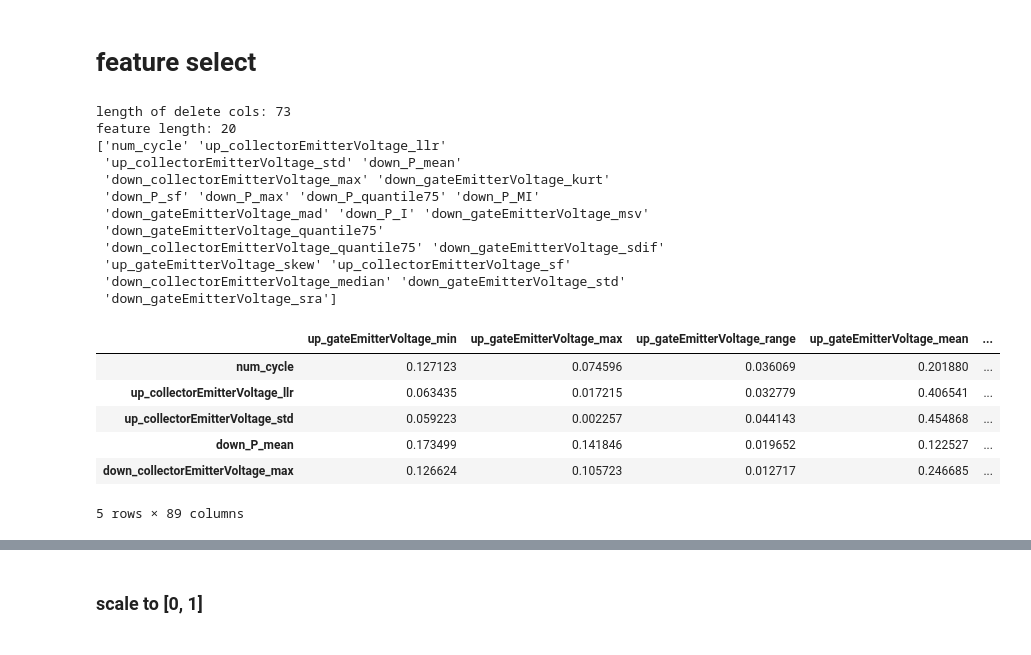
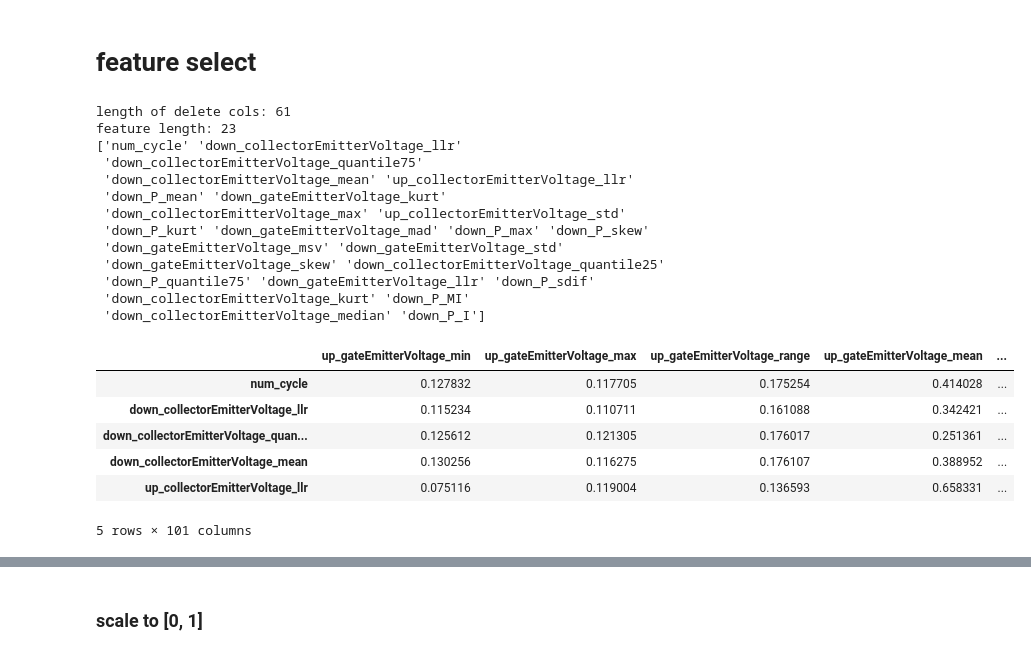
Before and after one commit to gejianwnen/IGBT_NASA, a Jupyter notebook: baseline.ipynb, the cells around one changed output, grey strips where cells are left out. Cells and saved outputs as stored; diff of their text form; code cells hidden in the pictures.

```diff
--- a/baseline.ipynb
+++ b/baseline.ipynb
@@ -265,46 +268,47 @@ plt.savefig('temp/correlationship'+'.png')
 # %%
 # calculate corr
 # train_df = pd.read_csv('./temp/train_feature_df.csv')
 train_df = pd.read_csv('./temp/train_feature_df_outliers.csv')
 # train_df = pd.read_csv('./temp/train_feature_df_outliers_filter.csv')
 corr_df = train_df.corr().abs()
 
 # collect the duplicate cols
 cols = train_df.columns.values
 del_cols = []
 for i in range(cols.size):
     for j in range(i+1,cols.size,1):
-        if(corr_df.iloc[i,j]>0.98):
+        if(corr_df.iloc[i,j]>0.99):
             if(cols[j] not in del_cols):
                 del_cols.append(cols[j])
 print("length of delete cols:",len(del_cols))
 
 train_df.drop(del_cols,axis = 1,inplace= True)
 corr_df = train_df.corr().abs()
 corr_df.sort_values(by = 'num_cycle',axis = 0, ascending=False, inplace = True)
 l = corr_df.index.to_series()
 x = corr_df.loc[:,'num_cycle']>0.6
 cols = l[x].values
 print("feature length:",len(cols)-1)
 print(cols)
 corr_df.head()
 # %% [output]
-length of delete cols: 73
-feature length: 20
-['num_cycle' 'up_collectorEmitterVoltage_llr'
- 'up_collectorEmitterVoltage_std' 'down_P_mean'
- 'down_collectorEmitterVoltage_max' 'down_gateEmitterVoltage_kurt'
- 'down_P_sf' 'down_P_max' 'down_P_quantile75' 'down_P_MI'
- 'down_gateEmitterVoltage_mad' 'down_P_I' 'down_gateEmitterVoltage_msv'
- 'down_gateEmitterVoltage_quantile75'
- 'down_collectorEmitterVoltage_quantile75' 'down_gateEmitterVoltage_sdif'
- 'up_gateEmitterVoltage_skew' 'up_collectorEmitterVoltage_sf'
- 'down_collectorEmitterVoltage_median' 'down_gateEmitterVoltage_std'
- 'down_gateEmitterVoltage_sra']
+length of delete cols: 61
+feature length: 23
+['num_cycle' 'down_collectorEmitterVoltage_llr'
+ 'down_collectorEmitterVoltage_quantile75'
+ 'down_collectorEmitterVoltage_mean' 'up_collectorEmitterVoltage_llr'
+ 'down_P_mean' 'down_gateEmitterVoltage_kurt'
+ 'down_collectorEmitterVoltage_max' 'up_collectorEmitterVoltage_std'
+ 'down_P_kurt' 'down_gateEmitterVoltage_mad' 'down_P_max' 'down_P_skew'
+ 'down_gateEmitterVoltage_msv' 'down_gateEmitterVoltage_std'
+ 'down_gateEmitterVoltage_skew' 'down_collectorEmitterVoltage_quantile25'
+ 'down_P_quantile75' 'down_gateEmitterVoltage_llr' 'down_P_sdif'
+ 'down_collectorEmitterVoltage_kurt' 'down_P_MI'
+ 'down_collectorEmitterVoltage_median' 'down_P_I']
 |  | up_gateEmitterVoltage_min | up_gateEmitterVoltage_max | up_gateEmitterVoltage_range | up_gateEmitterVoltage_mean | ... |
-| num_cycle | 0.127123 | 0.074596 | 0.036069 | 0.201880 | ... |
-| up_collectorEmitterVoltage_llr | 0.063435 | 0.017215 | 0.032779 | 0.406541 | ... |
-| up_collectorEmitterVoltage_std | 0.059223 | 0.002257 | 0.044143 | 0.454868 | ... |
-| down_P_mean | 0.173499 | 0.141846 | 0.019652 | 0.122527 | ... |
-| down_collectorEmitterVoltage_max | 0.126624 | 0.105723 | 0.012717 | 0.246685 | ... |
+| num_cycle | 0.127832 | 0.117705 | 0.175254 | 0.414028 | ... |
+| down_collectorEmitterVoltage_llr | 0.115234 | 0.110711 | 0.161088 | 0.342421 | ... |
+| down_collectorEmitterVoltage_quan... | 0.125612 | 0.121305 | 0.176017 | 0.251361 | ... |
+| down_collectorEmitterVoltage_mean | 0.130256 | 0.116275 | 0.176107 | 0.388952 | ... |
+| up_collectorEmitterVoltage_llr | 0.075116 | 0.119004 | 0.136593 | 0.658331 | ... |
-5 rows × 89 columns
+5 rows × 101 columns
```
Also changed, not shown: parts of 17 cells of this notebook, 3 other files.
